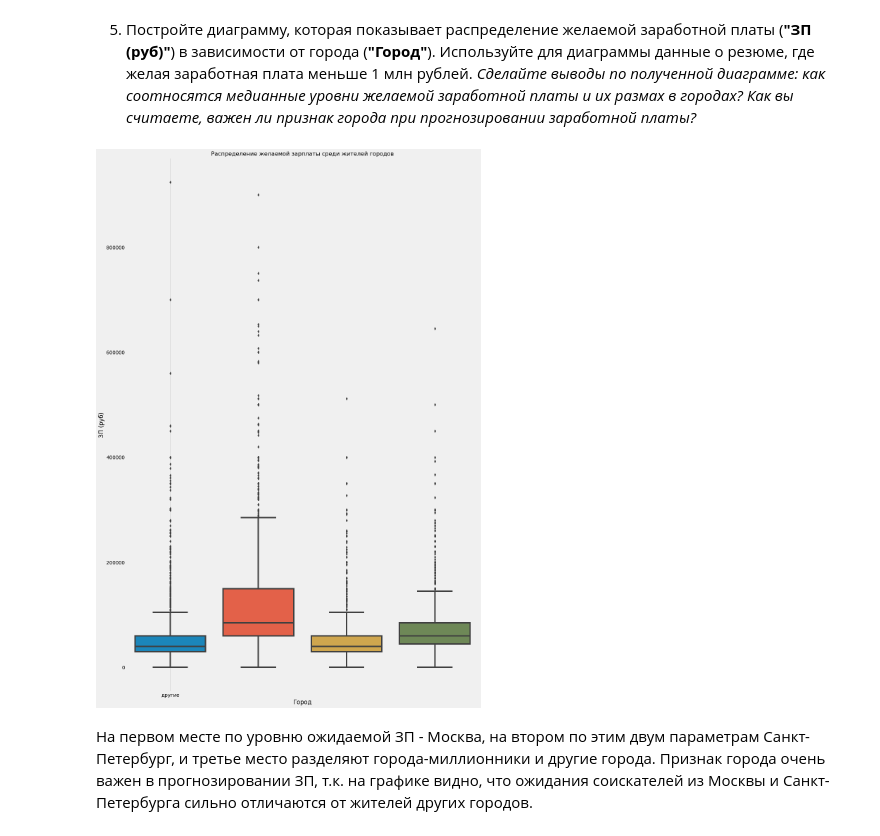
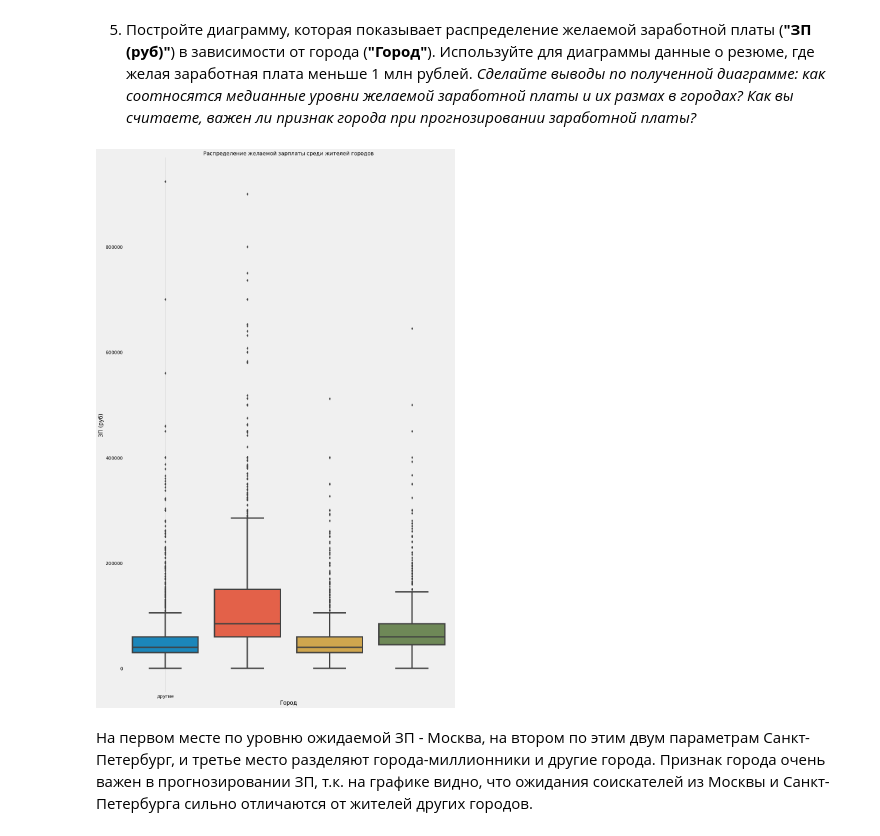
Before and after one commit to malinamedusa/Analysis-vacancies-HeadHunter, a Jupyter notebook: Project_01.ipynb, the cells around one changed output. Cells and saved outputs as stored; diff of their text form; code cells hidden in the pictures.

```diff
--- a/Project_01.ipynb
+++ b/Project_01.ipynb
@@ -515,17 +515,12 @@ barplot1.grid()
 5. Постройте диаграмму, которая показывает распределение желаемой заработной платы (**"ЗП (руб)"**) в зависимости от города (**"Город"**). Используйте для диаграммы данные о резюме, где желая заработная плата меньше 1 млн рублей.
 *Сделайте выводы по полученной диаграмме: как соотносятся медианные уровни желаемой заработной платы и их размах в городах? Как вы считаете, важен ли признак города при прогнозировании заработной платы?*
 # %%
-fig = plt.figure(figsize=(16, 26))
+fig = plt.figure(figsize=(16, 28))
 boxplot = sns.boxplot(data=data_slice_df, y='ЗП (руб)', x='Город')
 boxplot.set_title('Распределение желаемой зарплаты среди жителей городов', fontsize=16)
-boxplot.set_xlabel('Город')
-boxplot.set_ylabel('ЗП (руб)')
 boxplot.grid()
-
-boxplot.xaxis.set_major_locator(ticker.MultipleLocator(20000))
-boxplot.xaxis.set_minor_locator(ticker.MultipleLocator(5000))
 # %% [output]
-[figure, old version]
+[figure, new version]
 # %% [markdown]
 На первом месте по уровню ожидаемой ЗП - Москва, на втором по этим двум параметрам Санкт-Петербург, и третье место разделяют города-миллионники и другие города.
 Признак города очень важен в прогнозировании ЗП, т.к. на графике видно, что ожидания соискателей из Москвы и Санкт-Петербурга сильно отличаются от жителей других городов.
```
